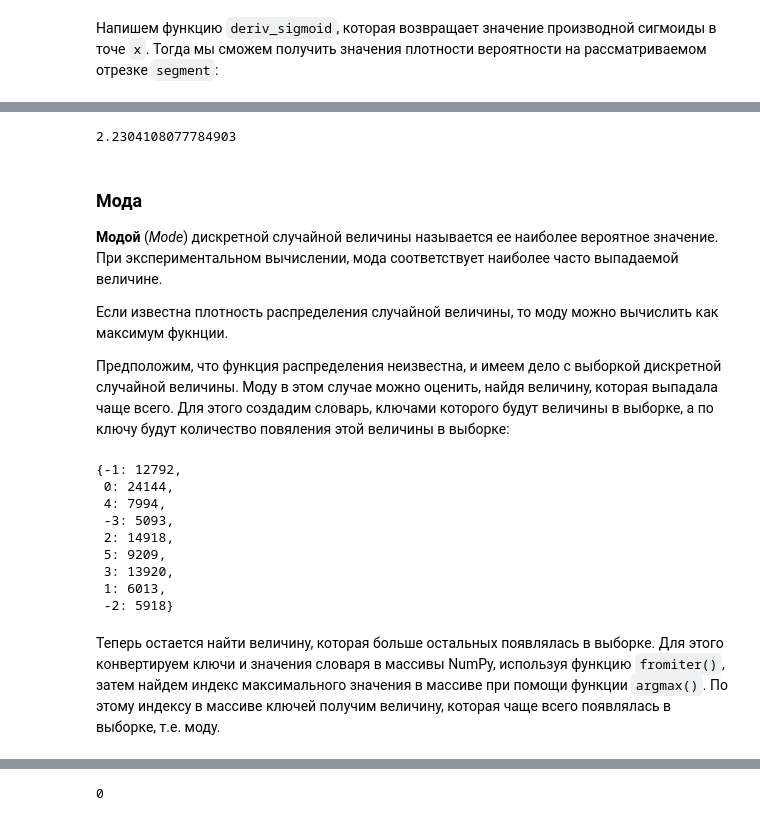
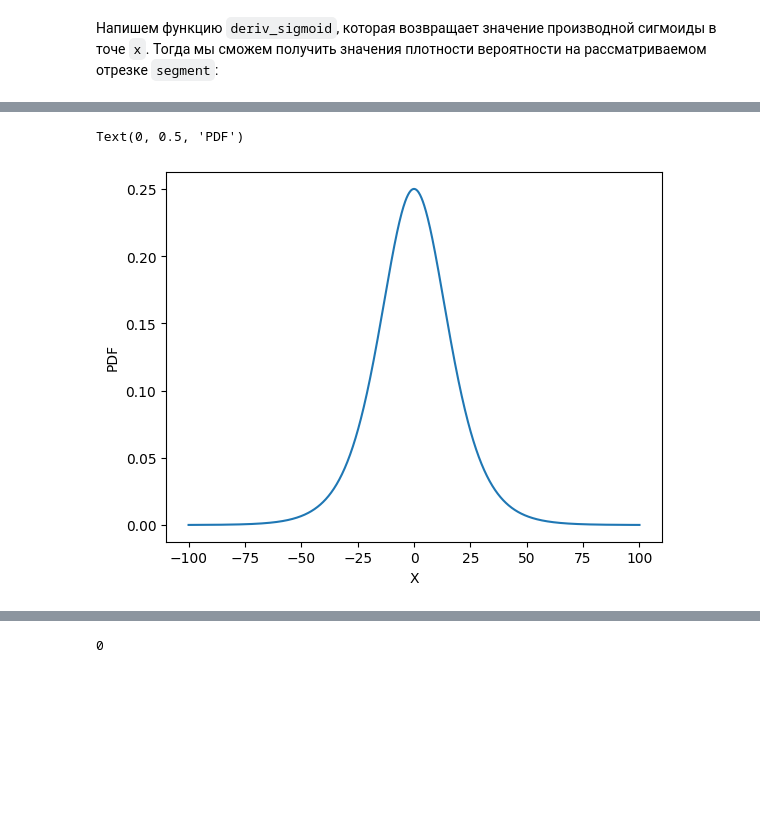
Before and after one commit to ordevoir/Data_Analysis, a Jupyter notebook: Random_Variables_base.ipynb, the cells around one changed output, grey strips where cells are left out. Saved outputs shown, nothing was run; the diff lists cells and outputs as text; code cells hidden in the pictures; blank space fills up the shorter version.

```diff
--- a/Random_Variables_base.ipynb
+++ b/Random_Variables_base.ipynb
@@ -224,34 +145,16 @@ $$
-# %%
-np.std(sample)     # два вариана вычисления
-sample.std()       # среднеквадратического отклонения c numpy
-# %% [output]
-2.2304108077784903
-# %% [markdown]
-### Мода
-
-**Модой** (*Mode*) дискретной случайной величины называется ее наиболее вероятное значение. При экспериментальном вычислении, мода соответствует наиболее часто выпадаемой величине.
-
-Если известна плотность распределения случайной величины, то моду можно вычислить как максимум фукнции.
-
-Предположим, что функция распределения неизвестна, и имеем дело с выборкой дискретной случайной величины. Моду в этом случае можно оценить, найдя величину, которая выпадала чаще всего. Для этого создадим словарь, ключами которого будут величины в выборке, а по ключу будут количество повяления этой величины в выборке:
-# %%
-dictionary = dict()
-for n in sample:
-    if n in dictionary:
-        dictionary[n] += 1
-    else:
-        dictionary[n] = 1
-
-dictionary
-# %% [output]
-{-1: 12792,
- 0: 24144,
- 4: 7994,
- -3: 5093,
- 2: 14918,
- 5: 9209,
- 3: 13920,
- 1: 6013,
- -2: 5918}
-# %% [markdown]
-Теперь остается найти величину, которая больше остальных появлялась в выборке. Для этого конвертируем ключи и значения словаря в массивы NumPy, используя функцию `fromiter()`, затем найдем индекс максимального значения в массиве при помощи функции `argmax()`. По этому индексу в массиве ключей получим величину, которая чаще всего появлялась в выборке, т.е. моду.
+# %%
+def deriv_sigmoid(x, alpha=0.1):
+    return sigmoid(x, alpha) * (1 - sigmoid(x, alpha))
+
+pdf = deriv_sigmoid
+
+pdf = np.zeros_like(segment)
+for i in range(len(segment)):
+    pdf[i] = deriv_sigmoid(segment[i])
+
+plt.plot(segment, pdf)
+plt.xlabel('X')
+plt.ylabel('PDF')
+# %% [output]
+Text(0, 0.5, 'PDF')
+[figure, added]
```
Also changed, not shown: parts of 70 cells of this notebook.
